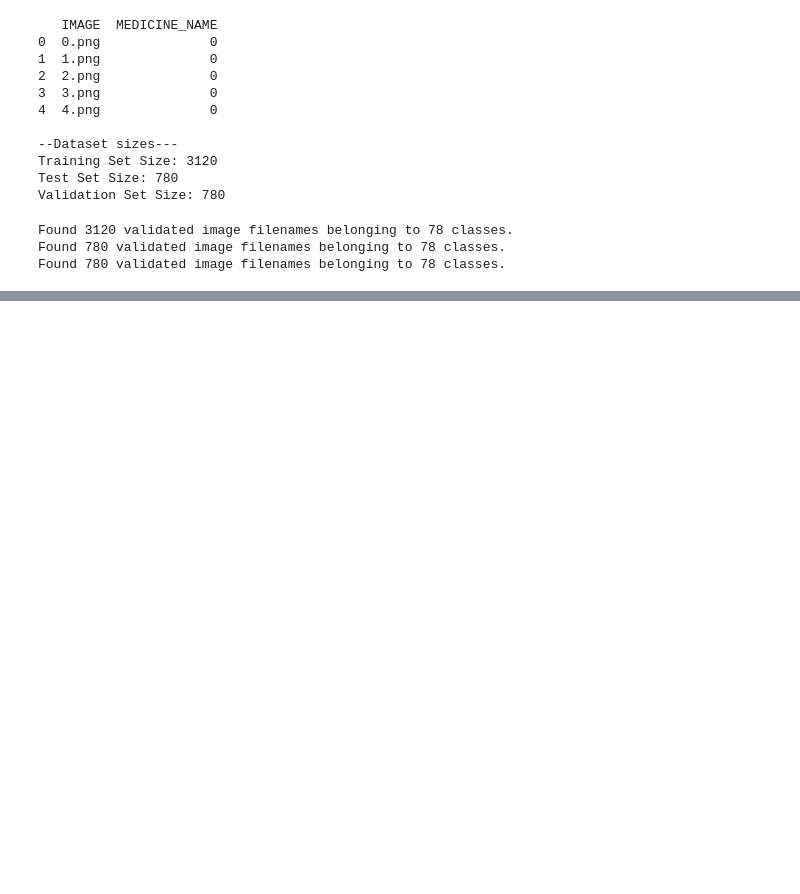
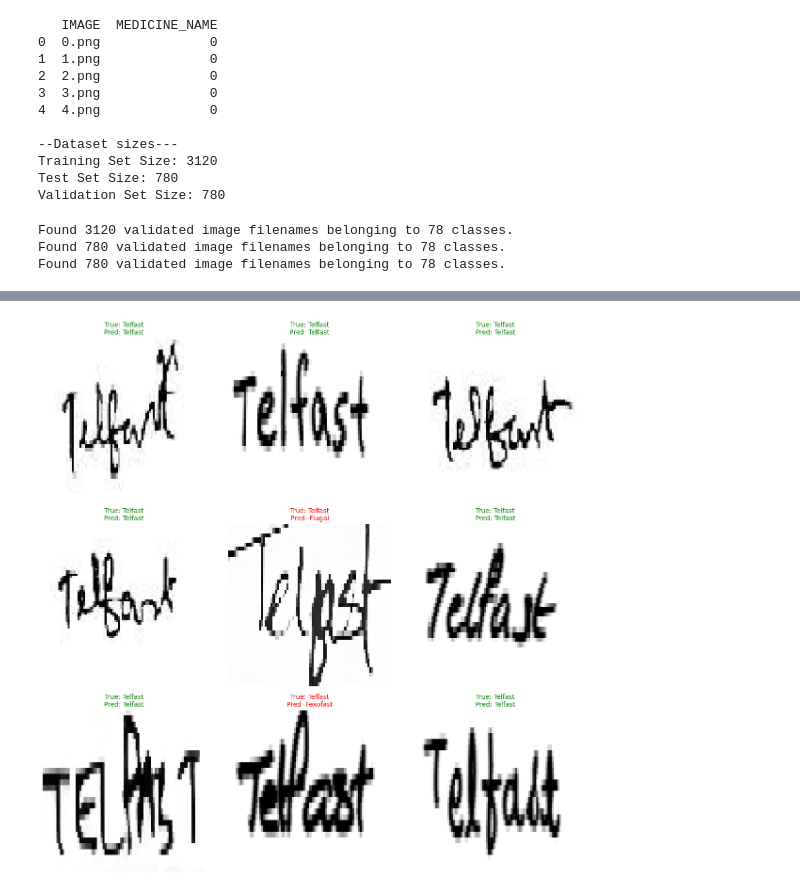
Before and after one commit to AbdullahUsman07/Prescription-Reading-CNN, a Jupyter notebook: Prescription_CNN.ipynb, the cells around one changed output, grey strips where cells are left out. Saved outputs shown, nothing was run; the diff lists cells and outputs as text; code cells hidden in the pictures; blank space fills up the shorter version.

```diff
--- a/Prescription_CNN.ipynb
+++ b/Prescription_CNN.ipynb
@@ -406,0 +413,79 @@ plt.show()
+# %%
+import cv2
+import numpy as np
+import matplotlib.pyplot as plt
+import os
+
+# ==========================================
+# CHANGE THIS VARIABLE TO SEE DIFFERENT DRUGS
+# Examples: 'Ace', 'Baclofen', 'Amoxicillin'
+# ==========================================
+TARGET_DRUG_NAME = "Telfast"
+
+# 1. Create mapping dictionaries between your text names and JSON numbers
+name_to_id = drug_map # Your original JSON dictionary (Name -> Number)
+id_to_name = {str(value): key for key, value in drug_map.items()}
+
+# 2. Get the unique string ID Keras assigned to this drug number
+# Keras matches folder/CSV strings, so we look up the internal class indexing
+keras_class_indices = test_generator.class_indices # Maps string number to internal index (0-77)
+
+# Check if the drug exists in your JSON mapping
+if TARGET_DRUG_NAME not in name_to_id:
+    print(f"Error: '{TARGET_DRUG_NAME}' not found in your mapping.json file. Check spelling!")
+else:
+    drug_num_str = str(name_to_id[TARGET_DRUG_NAME])
+
+    # 3. Find rows in your test CSV that match this specific drug name/number
+    # (Change 'MEDICINE_NAME' to whatever your CSV column is called)
+    matching_rows = test_df[test_df['MEDICINE_NAME'].astype(str) == drug_num_str]
+
+    print(f"Found {len(matching_rows)} test images for drug: '{TARGET_DRUG_NAME}'")
+
+    if len(matching_rows) == 0:
+        print("No samples of this drug are present in the Test folder split.")
+    else:
+        # Limit to display a maximum of 9 images in a 3x3 grid
+        num_to_display = min(9, len(matching_rows))
+
+        plt.figure(figsize=(12, 12))
+
+        # Loop through the matching rows and extract images
+        for i in range(num_to_display):
+            row = matching_rows.iloc[i]
+            img_name = row['IMAGE'] # Your CSV image filename column
+
+            # Construct absolute path to image
+            img_path = os.path.join("/content/dataset/data/processed/test/images", img_name)
+
+            # Read image in Grayscale (matching training conditions)
+            img = cv2.imread(img_path, cv2.IMREAD_GRAYSCALE)
+
+            if img is not None:
+                # 4. Preprocess image to match what the CNN expects
+                img_resized = cv2.resize(img, (84, 84))
+                img_normalized = img_resized / 255.0               # Scale pixels to [0,1]
+                img_input = np.expand_dims(img_normalized, axis=-1) # Add channel dim -> (84, 84, 1)
+                img_batch = np.expand_dims(img_input, axis=0)       # Add batch dim -> (1, 84, 84, 1)
+
+                # 5. Make the Prediction
+                pred_prob = model.predict(img_batch, verbose=0)
+                pred_internal_idx = np.argmax(pred_prob, axis=1)[0]
+
+                # Look up what text name matches the internal index Keras chose
+                pred_num_str = [k for k, v in keras_class_indices.items() if v == pred_internal_idx][0]
+                pred_drug_name = id_to_name.get(pred_num_str, f"Unknown_{pred_num_str}")
+
+                # 6. Plot the results
+                plt.subplot(3, 3, i + 1)
+                plt.imshow(img_resized, cmap='gray')
+
+                color = 'green' if pred_drug_name == TARGET_DRUG_NAME else 'red'
+                plt.title(f"True: {TARGET_DRUG_NAME}\nPred: {pred_drug_name}", color=color, fontsize=10)
+                plt.axis('off')
+            else:
+                print(f"Could not read image file: {img_path}")
+
+        plt.tight_layout()
+        plt.show()
+# %% [output]
@@ -406,0 +493 @@ plt.show()
+[figure, added]
```
Also changed, not shown: parts of 11 cells of this notebook.
